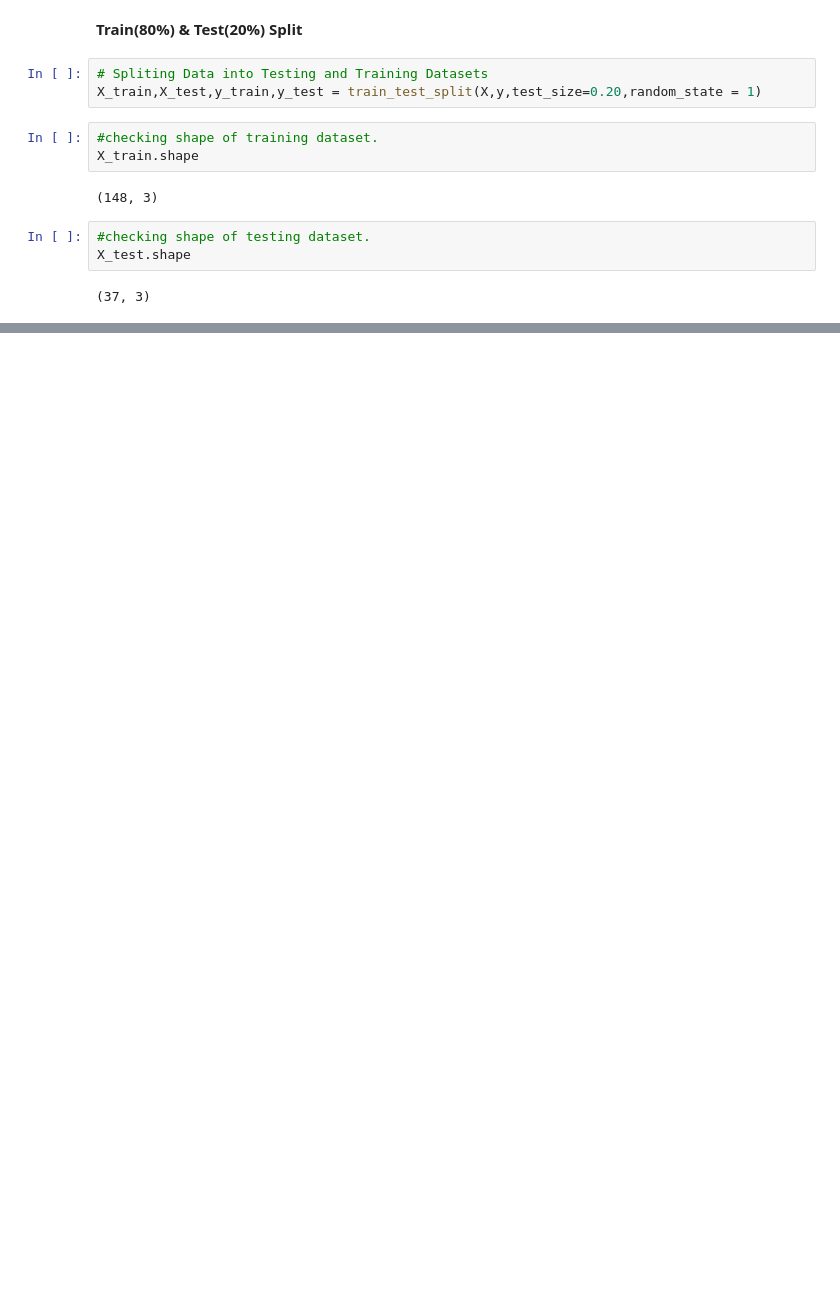
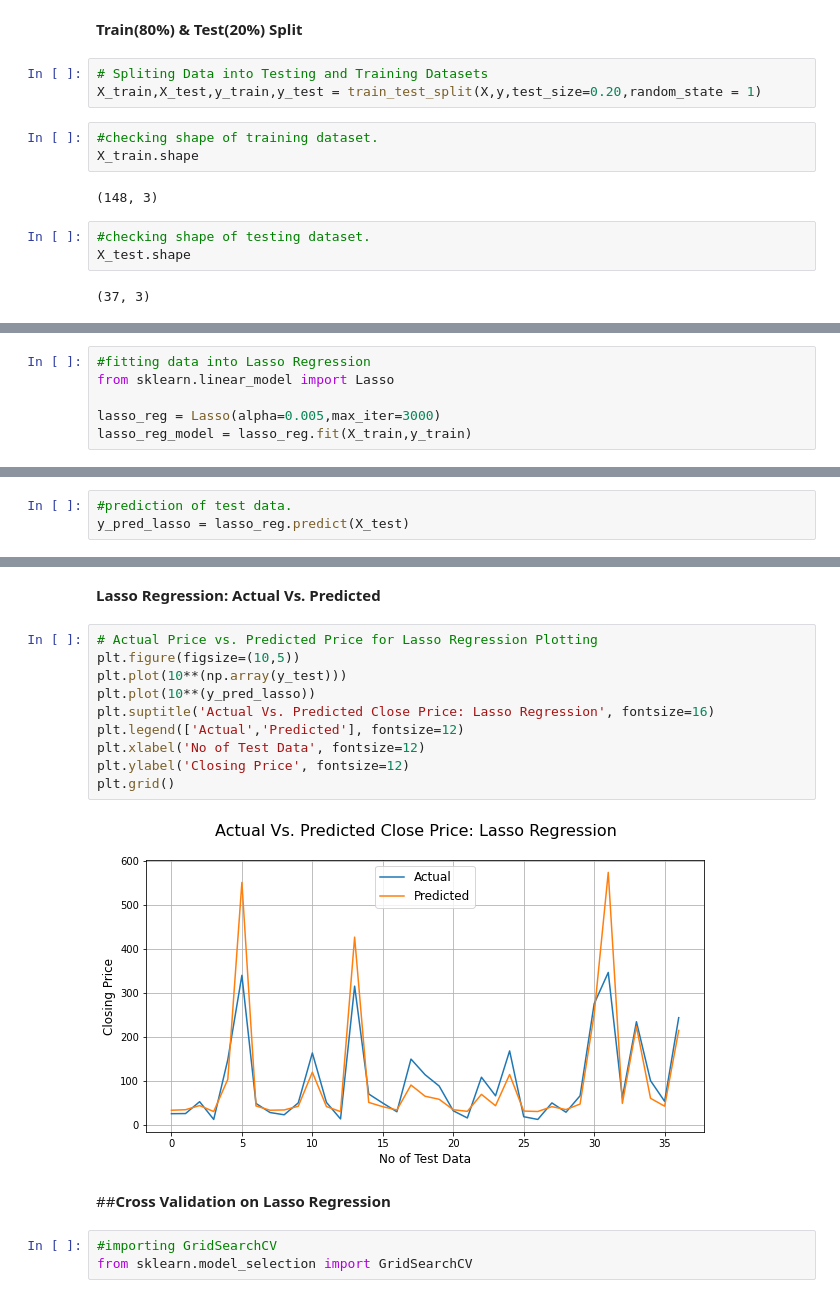
Before and after one commit to Pintu1-data/Yes-Bank-Stock-Closing-Price-Prediction, a Jupyter notebook: Yes_Bank_Stock_Closing_Price_Prediction_Pintu.ipynb, the cells around one changed output, grey strips where cells are left out. Saved outputs shown, nothing was run; the diff lists cells and outputs as text; blank space fills up the shorter version.

```diff
--- a/Yes_Bank_Stock_Closing_Price_Prediction_Pintu.ipynb
+++ b/Yes_Bank_Stock_Closing_Price_Prediction_Pintu.ipynb
@@ -331,0 +382,6 @@ X_test.shape
+# %%
+#fitting data into Lasso Regression
+from sklearn.linear_model import Lasso
+
+lasso_reg = Lasso(alpha=0.005,max_iter=3000)
+lasso_reg_model = lasso_reg.fit(X_train,y_train)
@@ -331,0 +393,3 @@ X_test.shape
+# %%
+#prediction of test data.
+y_pred_lasso = lasso_reg.predict(X_test)
@@ -331,0 +411,19 @@ X_test.shape
+# %% [markdown]
+**Lasso Regression: Actual Vs. Predicted**
+# %%
+# Actual Price vs. Predicted Price for Lasso Regression Plotting
+plt.figure(figsize=(10,5))
+plt.plot(10**(np.array(y_test)))
+plt.plot(10**(y_pred_lasso))
+plt.suptitle('Actual Vs. Predicted Close Price: Lasso Regression', fontsize=16)
+plt.legend(['Actual','Predicted'], fontsize=12)
+plt.xlabel('No of Test Data', fontsize=12)
+plt.ylabel('Closing Price', fontsize=12)
+plt.grid()
+# %% [output]
+[figure, added]
+# %% [markdown]
+##**Cross Validation on Lasso Regression**
+# %%
+#importing GridSearchCV
+from sklearn.model_selection import GridSearchCV
```
Also changed, not shown: parts of 21 cells of this notebook.
